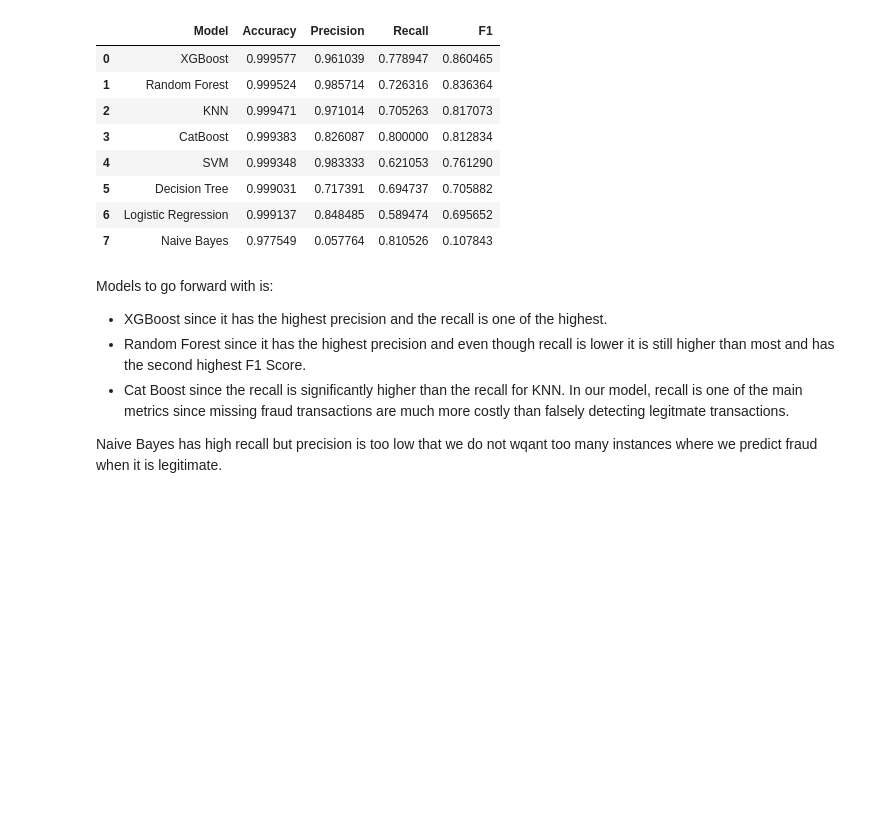
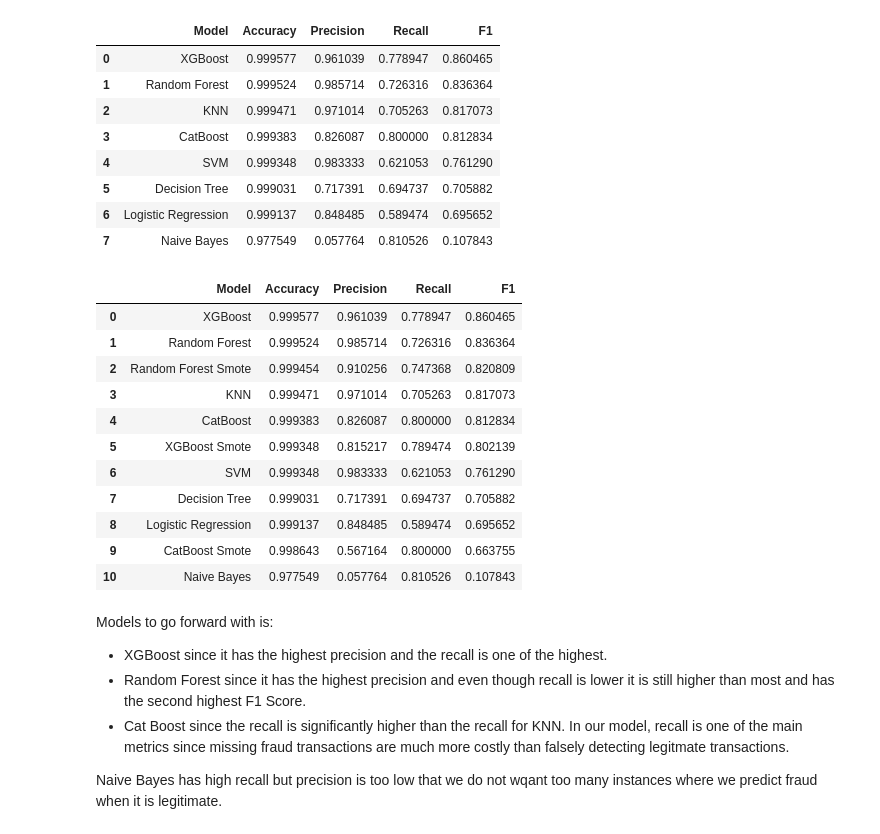
Before and after one commit to yajvashee/Credit-Card-Fraud-Detection, a Jupyter notebook: evaluation.ipynb, the cells around one changed output. Cells and saved outputs as stored; diff of their text form; code cells hidden in the pictures; blank space fills up the shorter version.

Commit message:
Ammended evaluation after considering SMOTE Models

```diff
--- a/evaluation.ipynb
+++ b/evaluation.ipynb
@@ -139,6 +140,44 @@ results_df
 | 5 | Decision Tree | 0.999031 | 0.717391 | 0.694737 | 0.705882 |
 | 6 | Logistic Regression | 0.999137 | 0.848485 | 0.589474 | 0.695652 |
 | 7 | Naive Bayes | 0.977549 | 0.057764 | 0.810526 | 0.107843 |
+# %%
+model_paths = {"Random Forest Smote": r"C:\Training\Credit-Card-Fraud-Detection\mlruns\1\models\model_m-070da4b85f0749de8d9d6d5b80036ec3\m-070da4b85f0749de8d9d6d5b80036ec3\artifacts",
+    "CatBoost Smote": r"C:\Training\Credit-Card-Fraud-Detection\mlruns\1\models\model_m-b2bbacd294e34b14b88e7b2540d98648\m-b2bbacd294e34b14b88e7b2540d98648\artifacts",
+    "XGBoost Smote": r"C:\Training\Credit-Card-Fraud-Detection\mlruns\1\models\model_m-ffeceb6c96804f8d814aeb3a5cd078ff\m-ffeceb6c96804f8d814aeb3a5cd078ff\artifacts",
+}
+for model_name, model_path in model_paths.items():
+
+    model = mlflow.sklearn.load_model(model_path)
+
+
+    y_pred = model.predict(x_test)
+    y_prob = model.predict_proba(x_test)[:, 1]
+
+    results.append({
+        "Model": model_name,
+        "Accuracy": accuracy_score(y_test, y_pred),
+        "Precision": precision_score(y_test, y_pred),
+        "Recall": recall_score(y_test, y_pred),
+        "F1": f1_score(y_test, y_pred),
+        #"ROC AUC": roc_auc_score(y_test, y_prob)
+    })
+
+results_df = pd.DataFrame(results)
+results_df = results_df.sort_values("F1", ascending=False).reset_index(drop=True)
+results_df
+# %% [output]
+|  | Model | Accuracy | Precision | Recall | F1 |
+| 0 | XGBoost | 0.999577 | 0.961039 | 0.778947 | 0.860465 |
+| 1 | Random Forest | 0.999524 | 0.985714 | 0.726316 | 0.836364 |
+| 2 | Random Forest Smote | 0.999454 | 0.910256 | 0.747368 | 0.820809 |
+| 3 | KNN | 0.999471 | 0.971014 | 0.705263 | 0.817073 |
+| 4 | CatBoost | 0.999383 | 0.826087 | 0.800000 | 0.812834 |
+| 5 | XGBoost Smote | 0.999348 | 0.815217 | 0.789474 | 0.802139 |
+| 6 | SVM | 0.999348 | 0.983333 | 0.621053 | 0.761290 |
+| 7 | Decision Tree | 0.999031 | 0.717391 | 0.694737 | 0.705882 |
+| 8 | Logistic Regression | 0.999137 | 0.848485 | 0.589474 | 0.695652 |
+| 9 | CatBoost Smote | 0.998643 | 0.567164 | 0.800000 | 0.663755 |
+| 10 | Naive Bayes | 0.977549 | 0.057764 | 0.810526 | 0.107843 |
 # %% [markdown]
 Models to go forward with is:
 - XGBoost since it has the highest precision and the recall is one of the highest.
```
Also changed, not shown: parts of 6 cells of this notebook.
